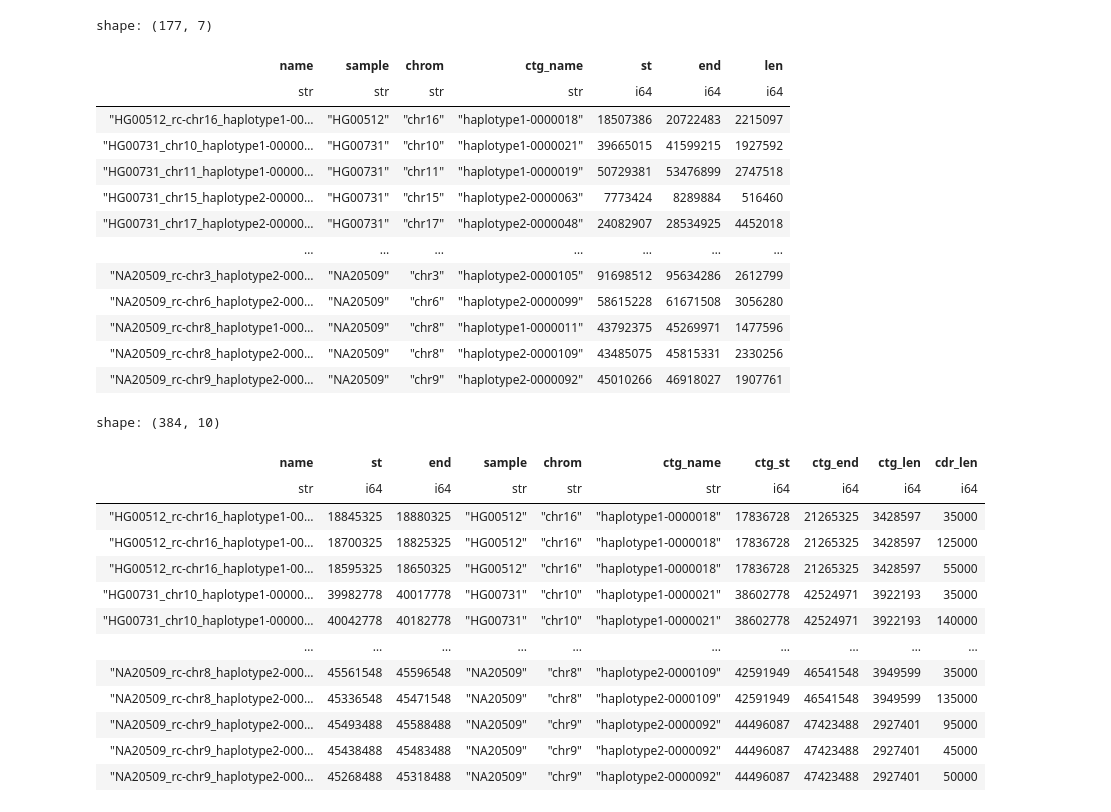
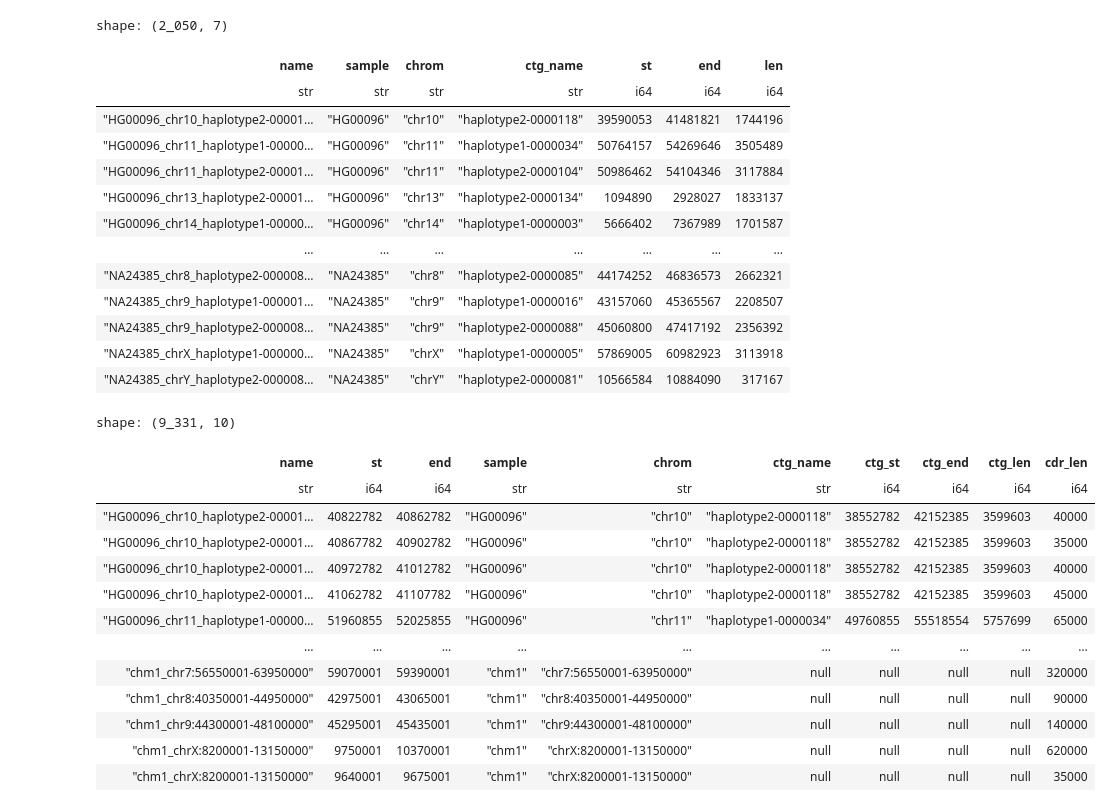
Before and after one commit to koisland/cdr-analysis, a Jupyter notebook: relative_pos.ipynb, the cells around one changed output. Cells and saved outputs as stored; diff of their text form; code cells hidden in the pictures.

```diff
--- a/relative_pos.ipynb
+++ b/relative_pos.ipynb
@@ -71,8 +74,7 @@ shape: (200, 7)
 # %%
 def extract_ctg_coords(df: pl.DataFrame) -> pl.DataFrame:
     return (
-        df
-        .lazy()
+        df.lazy()
         .with_columns(split_name=pl.col("name").str.split_exact(by="_", n=2))
         .unnest("split_name")
         .rename({"field_0": "sample", "field_1": "chrom", "field_2": "ctg_name"})
@@ -106,53 +136,51 @@ shape: (1_034, 10)
 # %%
 df_hor_lens = (
-    extract_ctg_coords(pl.read_csv(lens_tsv, new_columns=["name", "st", "end", "len"], separator="\t"))
+    extract_ctg_coords(
+        pl.read_csv(lens_tsv, new_columns=["name", "st", "end", "len"], separator="\t")
+    )
     .group_by(["name", "sample", "chrom", "ctg_name"])
     .agg(pl.col("st").min(), pl.col("end").max(), pl.col("len").sum())
-    .join(df_suppl, on=["sample", "ctg_name"])
-    .filter((pl.col("incorrect") == 0) & (pl.col("missed") == 0))
-    .drop("total", "correct", "partial", "incorrect", "missed")
     .sort("name")
     .with_columns(pl.col("chrom").str.replace("rc-", ""))
 )
 df_hor_lens
 # %% [output]
-shape: (177, 7)
+shape: (2_050, 7)
 | name | sample | chrom | ctg_name | st | end | len |
 | str | str | str | str | i64 | i64 | i64 |
-| "HG00512_rc-chr16_haplotype1-00… | "HG00512" | "chr16" | "haplotype1-0000018" | 18507386 | 20722483 | 2215097 |
-| "HG00731_chr10_haplotype1-00000… | "HG00731" | "chr10" | "haplotype1-0000021" | 39665015 | 41599215 | 1927592 |
-| "HG00731_chr11_haplotype1-00000… | "HG00731" | "chr11" | "haplotype1-0000019" | 50729381 | 53476899 | 2747518 |
-| "HG00731_chr15_haplotype2-00000… | "HG00731" | "chr15" | "haplotype2-0000063" | 7773424 | 8289884 | 516460 |
-| "HG00731_chr17_haplotype2-00000… | "HG00731" | "chr17" | "haplotype2-0000048" | 24082907 | 28534925 | 4452018 |
+| "HG00096_chr10_haplotype2-00001… | "HG00096" | "chr10" | "haplotype2-0000118" | 39590053 | 41481821 | 1744196 |
+| "HG00096_chr11_haplotype1-00000… | "HG00096" | "chr11" | "haplotype1-0000034" | 50764157 | 54269646 | 3505489 |
+| "HG00096_chr11_haplotype2-00001… | "HG00096" | "chr11" | "haplotype2-0000104" | 50986462 | 54104346 | 3117884 |
+| "HG00096_chr13_haplotype2-00001… | "HG00096" | "chr13" | "haplotype2-0000134" | 1094890 | 2928027 | 1833137 |
+| "HG00096_chr14_haplotype1-00000… | "HG00096" | "chr14" | "haplotype1-0000003" | 5666402 | 7367989 | 1701587 |
 | … | … | … | … | … | … | … |
-| "NA20509_rc-chr3_haplotype2-000… | "NA20509" | "chr3" | "haplotype2-0000105" | 91698512 | 95634286 | 2612799 |
-| "NA20509_rc-chr6_haplotype2-000… | "NA20509" | "chr6" | "haplotype2-0000099" | 58615228 | 61671508 | 3056280 |
-| "NA20509_rc-chr8_haplotype1-000… | "NA20509" | "chr8" | "haplotype1-0000011" | 43792375 | 45269971 | 1477596 |
-| "NA20509_rc-chr8_haplotype2-000… | "NA20509" | "chr8" | "haplotype2-0000109" | 43485075 | 45815331 | 2330256 |
-| "NA20509_rc-chr9_haplotype2-000… | "NA20509" | "chr9" | "haplotype2-0000092" | 45010266 | 46918027 | 1907761 |
+| "NA24385_chr8_haplotype2-000008… | "NA24385" | "chr8" | "haplotype2-0000085" | 44174252 | 46836573 | 2662321 |
+| "NA24385_chr9_haplotype1-000001… | "NA24385" | "chr9" | "haplotype1-0000016" | 43157060 | 45365567 | 2208507 |
+| "NA24385_chr9_haplotype2-000008… | "NA24385" | "chr9" | "haplotype2-0000088" | 45060800 | 47417192 | 2356392 |
+| "NA24385_chrX_haplotype1-000000… | "NA24385" | "chrX" | "haplotype1-0000005" | 57869005 | 60982923 | 3113918 |
+| "NA24385_chrY_haplotype2-000008… | "NA24385" | "chrY" | "haplotype2-0000081" | 10566584 | 10884090 | 317167 |
 # %%
 df_cdrs = (
-    extract_ctg_coords(pl.read_csv(cdr_bed, new_columns=["name", "st", "end"], separator="\t"))
-    .join(df_suppl, on=["sample", "ctg_name"])
-    .filter((pl.col("incorrect") == 0) & (pl.col("missed") == 0))
+    extract_ctg_coords(
+        pl.read_csv(cdr_bed, new_columns=["name", "st", "end"], separator="\t")
+    )
     .with_columns(cdr_len=pl.col("end") - pl.col("st"))
-    .drop("total", "correct", "partial", "incorrect", "missed")
     .sort("name")
     .with_columns(pl.col("chrom").str.replace("rc-", ""))
 )
 df_cdrs
 # %% [output]
-shape: (384, 10)
+shape: (9_331, 10)
 | name | st | end | sample | chrom | ctg_name | ctg_st | ctg_end | ctg_len | cdr_len |
 | str | i64 | i64 | str | str | str | i64 | i64 | i64 | i64 |
-| "HG00512_rc-chr16_haplotype1-00… | 18845325 | 18880325 | "HG00512" | "chr16" | "haplotype1-0000018" | 17836728 | 21265325 | 3428597 | 35000 |
-| "HG00512_rc-chr16_haplotype1-00… | 18700325 | 18825325 | "HG00512" | "chr16" | "haplotype1-0000018" | 17836728 | 21265325 | 3428597 | 125000 |
-| "HG00512_rc-chr16_haplotype1-00… | 18595325 | 18650325 | "HG00512" | "chr16" | "haplotype1-0000018" | 17836728 | 21265325 | 3428597 | 55000 |
-| "HG00731_chr10_haplotype1-00000… | 39982778 | 40017778 | "HG00731" | "chr10" | "haplotype1-0000021" | 38602778 | 42524971 | 3922193 | 35000 |
-| "HG00731_chr10_haplotype1-00000… | 40042778 | 40182778 | "HG00731" | "chr10" | "haplotype1-0000021" | 38602778 | 42524971 | 3922193 | 140000 |
+| "HG00096_chr10_haplotype2-00001… | 40822782 | 40862782 | "HG00096" | "chr10" | "haplotype2-0000118" | 38552782 | 42152385 | 3599603 | 40000 |
+| "HG00096_chr10_haplotype2-00001… | 40867782 | 40902782 | "HG00096" | "chr10" | "haplotype2-0000118" | 38552782 | 42152385 | 3599603 | 35000 |
+| "HG00096_chr10_haplotype2-00001… | 40972782 | 41012782 | "HG00096" | "chr10" | "haplotype2-0000118" | 38552782 | 42152385 | 3599603 | 40000 |
+| "HG00096_chr10_haplotype2-00001… | 41062782 | 41107782 | "HG00096" | "chr10" | "haplotype2-0000118" | 38552782 | 42152385 | 3599603 | 45000 |
+| "HG00096_chr11_haplotype1-00000… | 51960855 | 52025855 | "HG00096" | "chr11" | "haplotype1-0000034" | 49760855 | 55518554 | 5757699 | 65000 |
 | … | … | … | … | … | … | … | … | … | … |
-| "NA20509_rc-chr8_haplotype2-000… | 45561548 | 45596548 | "NA20509" | "chr8" | "haplotype2-0000109" | 42591949 | 46541548 | 3949599 | 35000 |
-| "NA20509_rc-chr8_haplotype2-000… | 45336548 | 45471548 | "NA20509" | "chr8" | "haplotype2-0000109" | 42591949 | 46541548 | 3949599 | 135000 |
-| "NA20509_rc-chr9_haplotype2-000… | 45493488 | 45588488 | "NA20509" | "chr9" | "haplotype2-0000092" | 44496087 | 47423488 | 2927401 | 95000 |
-| "NA20509_rc-chr9_haplotype2-000… | 45438488 | 45483488 | "NA20509" | "chr9" | "haplotype2-0000092" | 44496087 | 47423488 | 2927401 | 45000 |
-| "NA20509_rc-chr9_haplotype2-000… | 45268488 | 45318488 | "NA20509" | "chr9" | "haplotype2-0000092" | 44496087 | 47423488 | 2927401 | 50000 |
+| "chm1_chr7:56550001-63950000" | 59070001 | 59390001 | "chm1" | "chr7:56550001-63950000" | null | null | null | null | 320000 |
+| "chm1_chr8:40350001-44950000" | 42975001 | 43065001 | "chm1" | "chr8:40350001-44950000" | null | null | null | null | 90000 |
+| "chm1_chr9:44300001-48100000" | 45295001 | 45435001 | "chm1" | "chr9:44300001-48100000" | null | null | null | null | 140000 |
+| "chm1_chrX:8200001-13150000" | 9750001 | 10370001 | "chm1" | "chrX:8200001-13150000" | null | null | null | null | 620000 |
+| "chm1_chrX:8200001-13150000" | 9640001 | 9675001 | "chm1" | "chrX:8200001-13150000" | null | null | null | null | 35000 |
```
Also changed, not shown: parts of 34 cells of this notebook, 10 other files.
